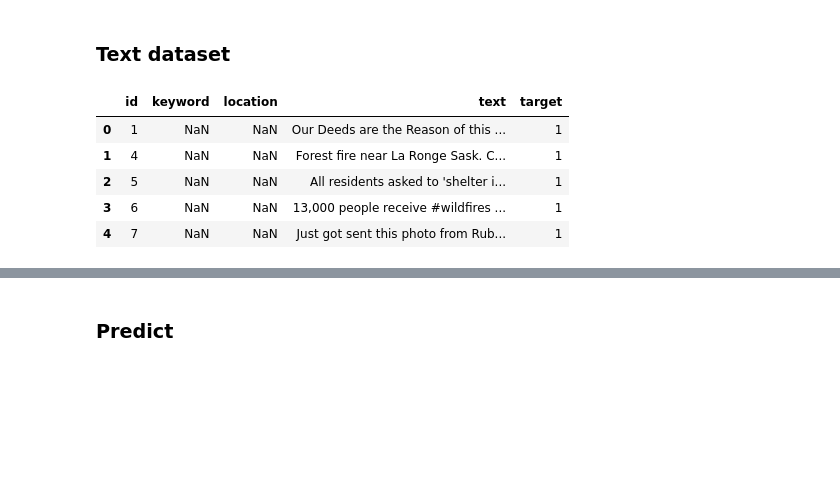
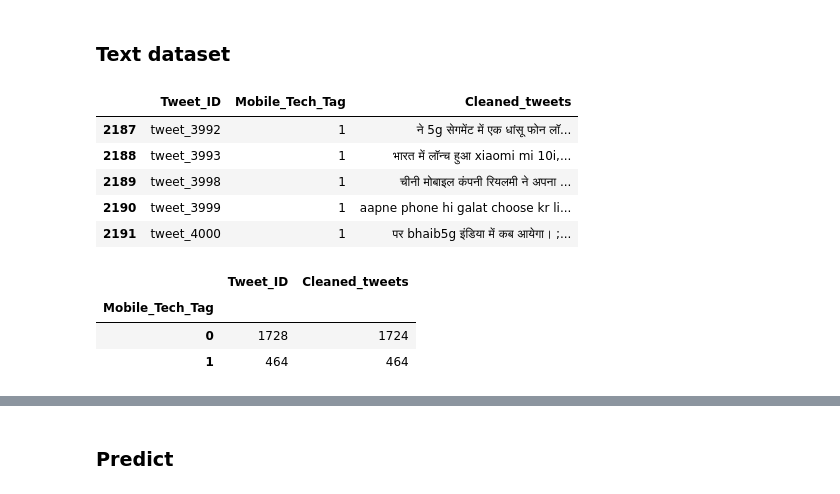
Before and after one commit to harshraj22/_NLP_TechMeet, a Jupyter notebook: BertForClassification.ipynb, the cells around one changed output, grey strips where cells are left out. Cells and saved outputs as stored; diff of their text form; code cells hidden in the pictures; blank space fills up the shorter version.

```diff
--- a/BertForClassification.ipynb
+++ b/BertForClassification.ipynb
@@ -141,7 +150,7 @@ def binary_accuracy(preds, y):
 # %% [markdown]
 ### Text dataset
 # %%
-WORKING_DIR = '/content/drive/MyDrive/Hackerearth/Disaster Tweet'
+WORKING_DIR = '/content/drive/Shareddrives/Inter-IIt-Tech-meet-9-NLP/workingDir/'
 
 import os
 os.chdir(WORKING_DIR)
@@ -157,15 +166,22 @@ import torch.nn as nn
 import torchtext
 import matplotlib.pyplot as plt
 # %%
-df = pd.read_csv('train.csv')
-df.head()
+df = pd.read_csv(WORKING_DIR + 'dataset/Cleaned_tweets.csv')[['Tweet_ID', 'Mobile_Tech_Tag', 'Cleaned_tweets']]
+df.tail()
 # %% [output]
-|  | id | keyword | location | text | target |
-| 0 | 1 | NaN | NaN | Our Deeds are the Reason of this ... | 1 |
-| 1 | 4 | NaN | NaN | Forest fire near La Ronge Sask. C... | 1 |
-| 2 | 5 | NaN | NaN | All residents asked to 'shelter i... | 1 |
-| 3 | 6 | NaN | NaN | 13,000 people receive #wildfires ... | 1 |
-| 4 | 7 | NaN | NaN | Just got sent this photo from Rub... | 1 |
+|  | Tweet_ID | Mobile_Tech_Tag | Cleaned_tweets |
+| 2187 | tweet_3992 | 1 | ने 5g सेगमेंट में एक धांसू फोन लॉ... |
+| 2188 | tweet_3993 | 1 | भारत में लॉन्च हुआ xiaomi mi 10i,... |
+| 2189 | tweet_3998 | 1 | चीनी मोबाइल कंपनी रियलमी ने अपना ... |
+| 2190 | tweet_3999 | 1 | aapne phone hi galat choose kr li... |
+| 2191 | tweet_4000 | 1 | पर bhaib5g इंडिया में कब आयेगा। ;... |
+# %%
+df.groupby('Mobile_Tech_Tag').count()
+# %% [output]
+|  | Tweet_ID | Cleaned_tweets |
+| Mobile_Tech_Tag |  |  |
+| 0 | 1728 | 1724 |
+| 1 | 464 | 464 |
 # %%
 from torchtext.legacy import data
 
```
Also changed, not shown: parts of 21 cells of this notebook.
